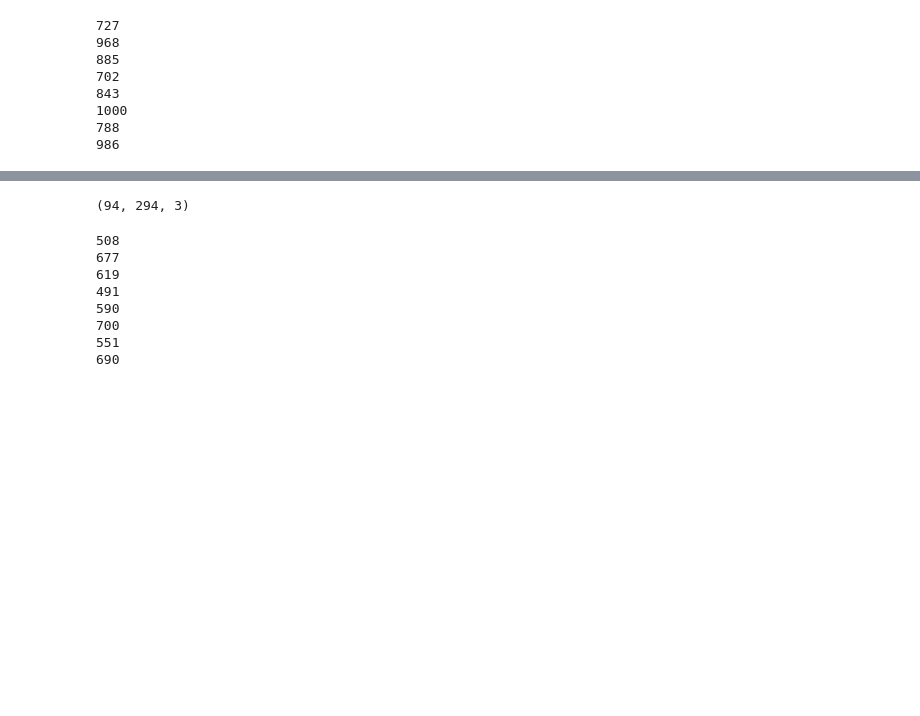
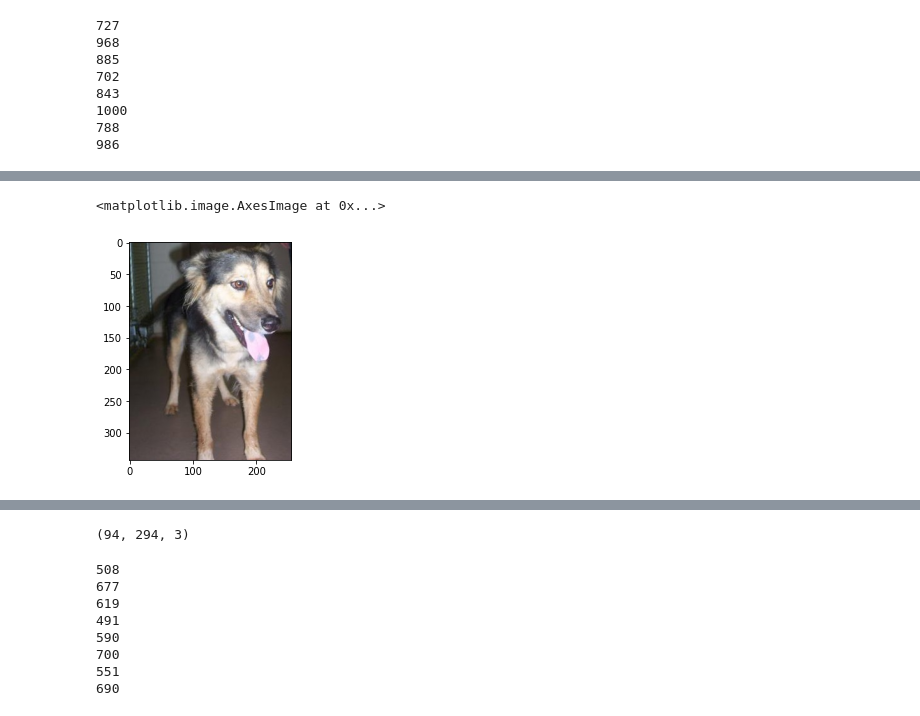
Before and after one commit to gouri-r/ML, a Jupyter notebook: Main Project-checkpoint.ipynb, the cells around one changed output, grey strips where cells are left out. Drawn from its saved outputs; the diff is of its cells as text; code cells hidden in the pictures; blank space fills up the shorter version.

```diff
--- a/Main Project-checkpoint.ipynb
+++ b/Main Project-checkpoint.ipynb
@@ -37,0 +50,5 @@ plt.imshow(img)
+# %%
+plt.imshow(img3)
+# %% [output]
+<matplotlib.image.AxesImage at 0x...>
+[figure, added]
```
Also changed, not shown: parts of 20 cells of this notebook.
